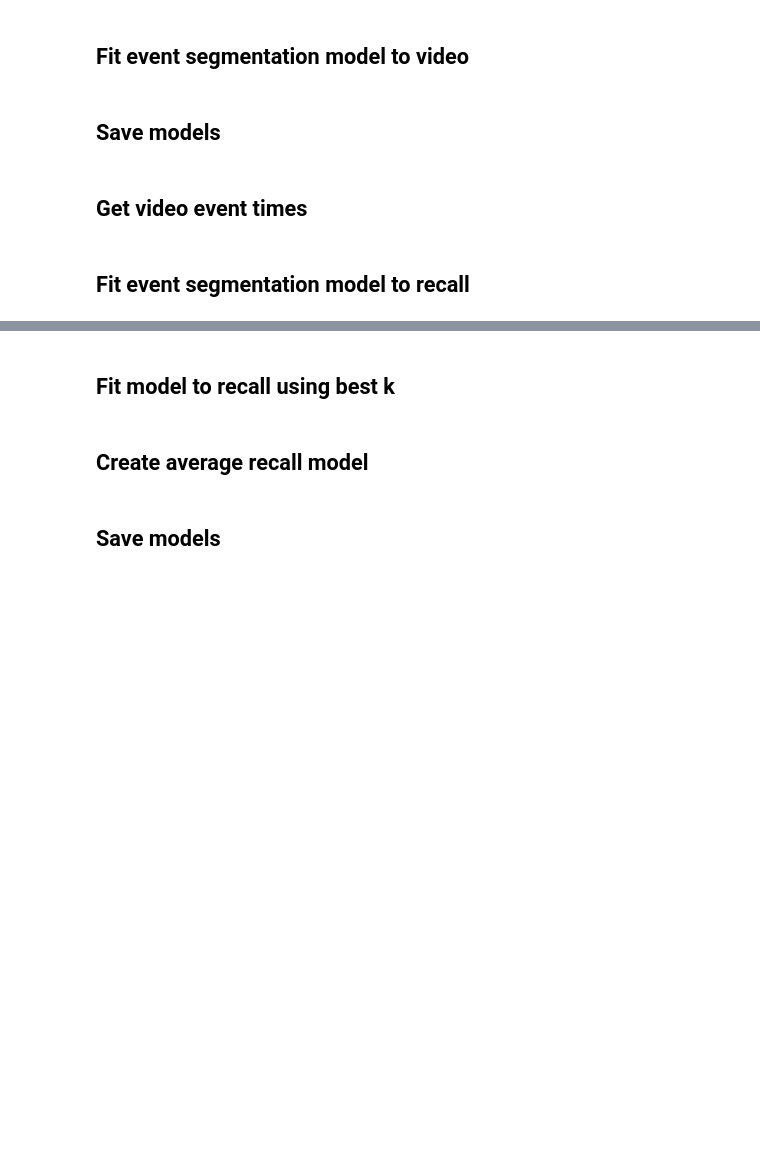
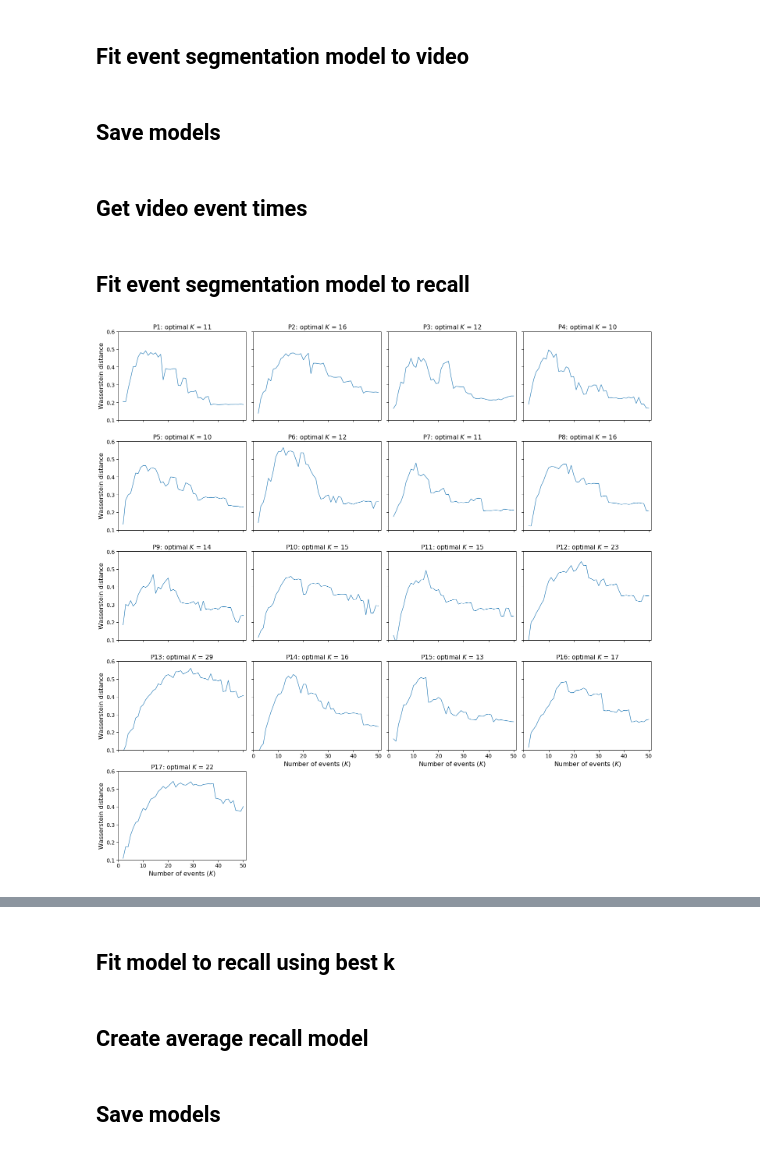
Before and after one commit to ContextLab/sherlock-topic-model-paper, a Jupyter notebook: code/notebooks/main/eventseg_analysis.ipynb, the cells around one changed output, grey strips where cells are left out. Cells and saved outputs as stored; diff of their text form; code cells hidden in the pictures; blank space fills up the shorter version.

```diff
--- a/code/notebooks/main/eventseg_analysis.ipynb
+++ b/code/notebooks/main/eventseg_analysis.ipynb
@@ -87,8 +84,8 @@ video_events = reduce_model(video_model, ev)
 # %% [markdown]
 ## Save models
 # %%
-np.save(opj(datadir, 'video_events'), video_events)
-with open(opj(datadir, 'video_eventseg_model'), 'wb') as f:
+np.save(DATA_DIR.joinpath('video_events'), video_events)
+with DATA_DIR.joinpath('video_eventseg_model').open('wb') as f:
     pickle.dump(ev, f)
 # %% [markdown]
 ## Get video event times
@@ -103,11 +100,13 @@ np.save(opj(datadir, 'video_event_times'), video_event_times)
 # %%
 ks = list(range(2, 51))
 scores = []
+pbar = tqdm(total=len(recall_models)*len(ks), leave=False)
+
 for i, sub in enumerate(recall_models):
+    pbar.set_description(f'P{i + 1}')
     mcorr = np.corrcoef(sub)
     cs = []
     for k in ks:
-        print(f'\tfitting subject {i + 1} with {k} events...', end='\r')
         ev = event.EventSegment(k)
         ev.fit(sub)
         i1, i2 = np.where(np.round(ev.segments_[0])==1)
@@ -115,18 +114,24 @@ for i, sub in enumerate(recall_models):
         w[i1,i2] = 1
         mask = np.dot(w, w.T).astype(bool)
 
-        # Create mask such that the maximum temporal distance for # within and across correlations is the same
+        # Create mask such that the maximum temporal distance
+        # for within and across correlations is the same
         local_mask = np.zeros(mask.shape, dtype=bool)
         for m in range(mask.shape[0]):
             if ~np.any(np.diag(mask, m)):
                 break
+
             local_mask[np.diag(np.ones(local_mask.shape[0]-m, dtype=bool), m)] = True
+
         within_vals = np.reshape(mcorr[mask*local_mask], -1, 1)
         across_vals = np.reshape(mcorr[~mask*local_mask], -1, 1)
         cs.append(wasserstein_distance(within_vals, across_vals))
+        pbar.update()
+
     scores.append(cs)
+
+pbar.close()
 # %%
-sns.set_context('paper')
 fig, axarr = plt.subplots(nrows=5, ncols=4, sharey=True)
 fig.set_size_inches(20,20)
 axarr = axarr.flatten()
@@ -137,32 +142,34 @@ maxk = []
 for sub, cs in enumerate(scores):
     opt_k = ks[np.argmax(cs)]
     maxk.append(opt_k)
 
     axarr[sub].plot(ks, cs)
     axarr[sub].set_xticks(list(range(0, 51, 10)))
     axarr[sub].set_xlim(0, 51)
     axarr[sub].set_ylim(.1, .6)
 
     if not sub % 4:
         axarr[sub].set_ylabel('Wasserstein distance', fontsize=16)
         axarr[sub].tick_params(axis='y', labelsize=14)
     else:
         axarr[sub].set_ylabel('')
 
     if sub >= 13:
         axarr[sub].set_xlabel('Number of events ($K$)', fontsize=16)
         axarr[sub].tick_params(axis='x', labelsize=14)
     else:
         axarr[sub].set_xlabel('')
         axarr[sub].set_xticklabels([])
 
     axarr[sub].set_title(f'P{sub + 1}: optimal $K$ = {opt_k}', fontsize=16)
 
 axarr[-3].axis('off')
 axarr[-2].axis('off')
 axarr[-1].axis('off')
 plt.tight_layout()
 plt.subplots_adjust()
-plt.savefig(opj(figdir, 'k_optimization_recall.pdf'), bbox_inches='tight')
+# plt.savefig(FIG_DIR.joinpath('k_optimization_recall.pdf'), bbox_inches='tight')
 plt.show()
+# %% [output]
+[figure, added]
 # %%
```
Also changed, not shown: parts of 14 cells of this notebook, 2 other files.
